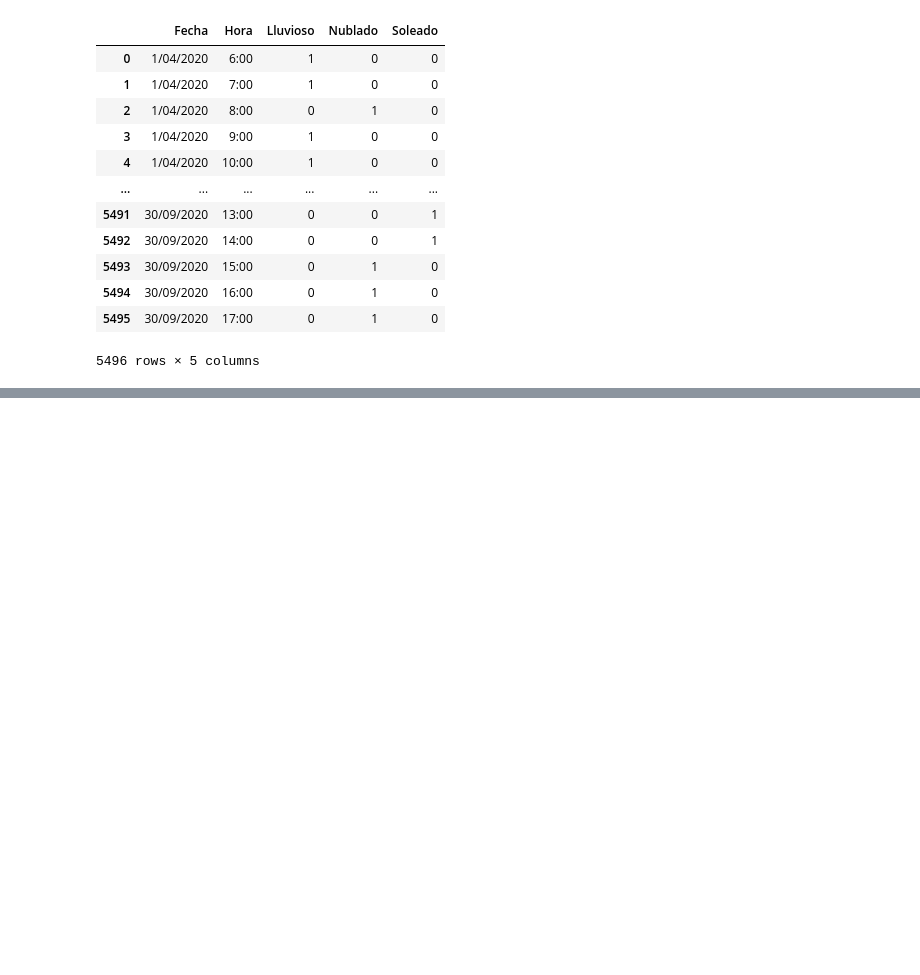
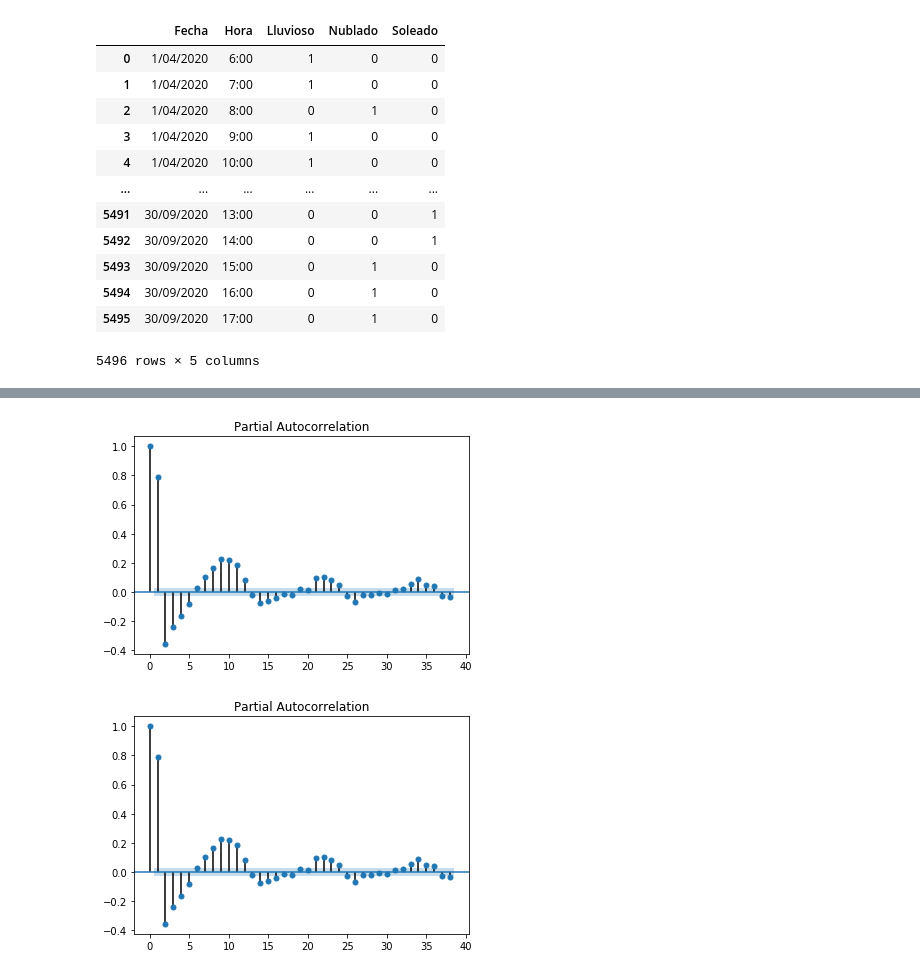
Before and after one commit to only-Robin/Proyecto-Electronica, a Jupyter notebook: DATOS SOLAR/Pre procesados/Clasificación de datos.ipynb, the cells around one changed output, grey strips where cells are left out. Saved outputs shown, nothing was run; the diff lists cells and outputs as text; code cells hidden in the pictures; blank space fills up the shorter version.

```diff
--- a/DATOS SOLAR/Pre procesados/Clasificación de datos.ipynb
+++ b/DATOS SOLAR/Pre procesados/Clasificación de datos.ipynb
@@ -503,0 +484,5 @@ dataSoleado
+# %%
+todoporHora['Lluvioso'] = clima.Lluvioso
+todoporHora['Nublado'] = clima.Nublado
+todoporHora['Soleado'] = clima.Soleado
+todoporHora
@@ -503,0 +512,5 @@ dataSoleado
+# %%
+plot_pacf(todoporHora['Energia [kWh]'])
+# %% [output]
+[figure, added]
+[figure, added]
```
Also changed, not shown: parts of 15 cells of this notebook.
